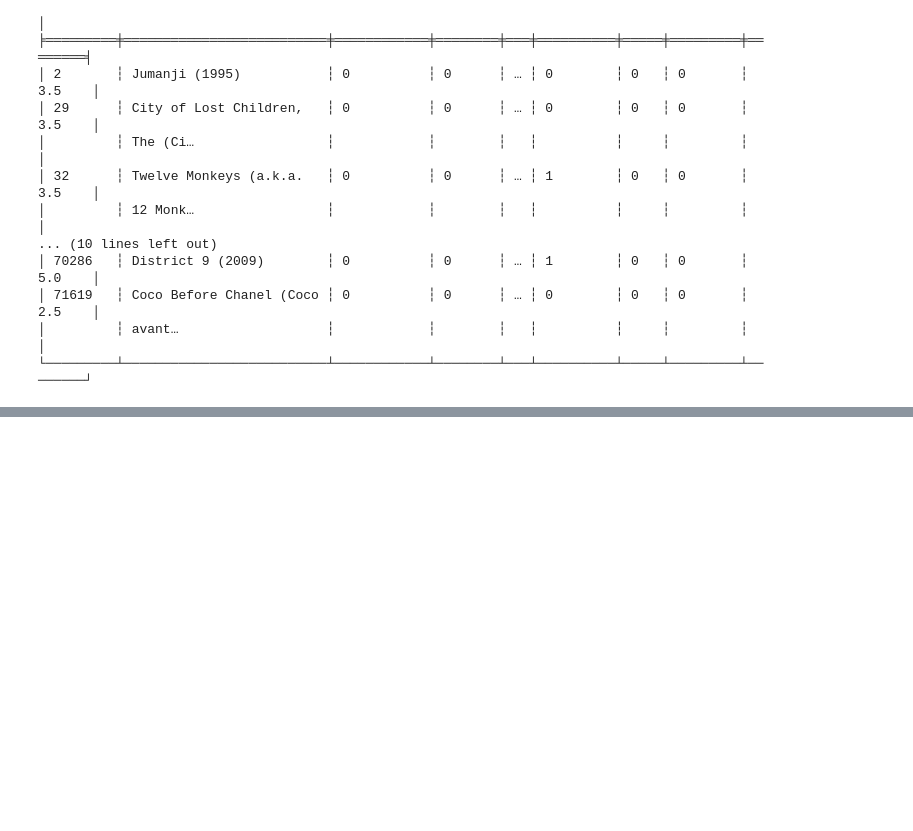
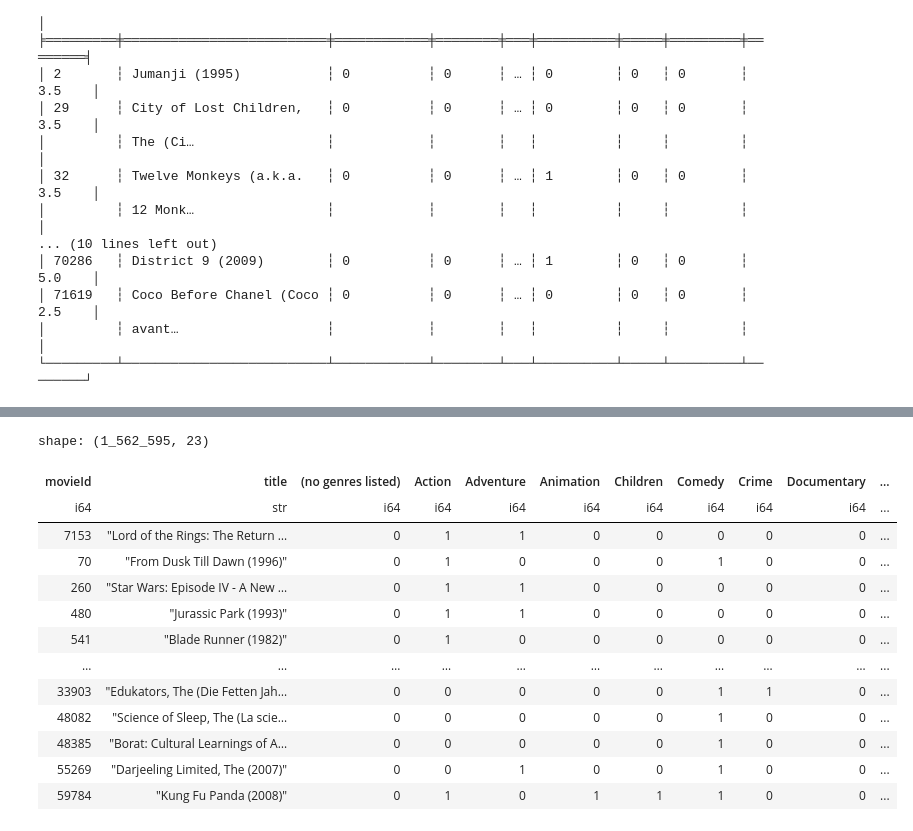
Before and after one commit to Soham-KT/Minor-Project-Personalised-Recommendation-System, a Jupyter notebook: Recommendation Engine/analysis.ipynb, the cells around one changed output, grey strips where cells are left out. Drawn from its saved outputs; the diff is of its cells as text; code cells hidden in the pictures; blank space fills up the shorter version.

Commit message:
content based movie recommendation system logic made

```diff
--- a/Recommendation Engine/analysis.ipynb
+++ b/Recommendation Engine/analysis.ipynb
@@ -253,0 +277,6 @@ movies_and_ratings.write_csv('Data/final_movie_dataset.csv')
+# %%
+selected_df = movies_and_ratings.filter(
+    pl.any_horizontal(
+        (pl.col(['Action', 'Comedy']) == 1)
+    )
+)
@@ -253,0 +294,21 @@ movies_and_ratings.write_csv('Data/final_movie_dataset.csv')
+# %%
+selected_df.filter(
+    pl.any_horizontal(
+        (pl.col('rating') == 5)
+    )
+)
+# %% [output]
+shape: (1_562_595, 23)
+| movieId | title | (no genres listed) | Action | Adventure | Animation | Children | Comedy | Crime | Documentary | ... |
+| i64 | str | i64 | i64 | i64 | i64 | i64 | i64 | i64 | i64 | ... |
+| 7153 | "Lord of the Rings: The Return … | 0 | 1 | 1 | 0 | 0 | 0 | 0 | 0 | ... |
+| 70 | "From Dusk Till Dawn (1996)" | 0 | 1 | 0 | 0 | 0 | 1 | 0 | 0 | ... |
+| 260 | "Star Wars: Episode IV - A New … | 0 | 1 | 1 | 0 | 0 | 0 | 0 | 0 | ... |
+| 480 | "Jurassic Park (1993)" | 0 | 1 | 1 | 0 | 0 | 0 | 0 | 0 | ... |
+| 541 | "Blade Runner (1982)" | 0 | 1 | 0 | 0 | 0 | 0 | 0 | 0 | ... |
+| … | … | … | … | … | … | … | … | … | … | ... |
+| 33903 | "Edukators, The (Die Fetten Jah… | 0 | 0 | 0 | 0 | 0 | 1 | 1 | 0 | ... |
+| 48082 | "Science of Sleep, The (La scie… | 0 | 0 | 0 | 0 | 0 | 1 | 0 | 0 | ... |
+| 48385 | "Borat: Cultural Learnings of A… | 0 | 0 | 0 | 0 | 0 | 1 | 0 | 0 | ... |
+| 55269 | "Darjeeling Limited, The (2007)" | 0 | 0 | 1 | 0 | 0 | 1 | 0 | 0 | ... |
+| 59784 | "Kung Fu Panda (2008)" | 0 | 1 | 0 | 1 | 1 | 1 | 0 | 0 | ... |
```
Also changed, not shown: parts of 7 cells of this notebook.
